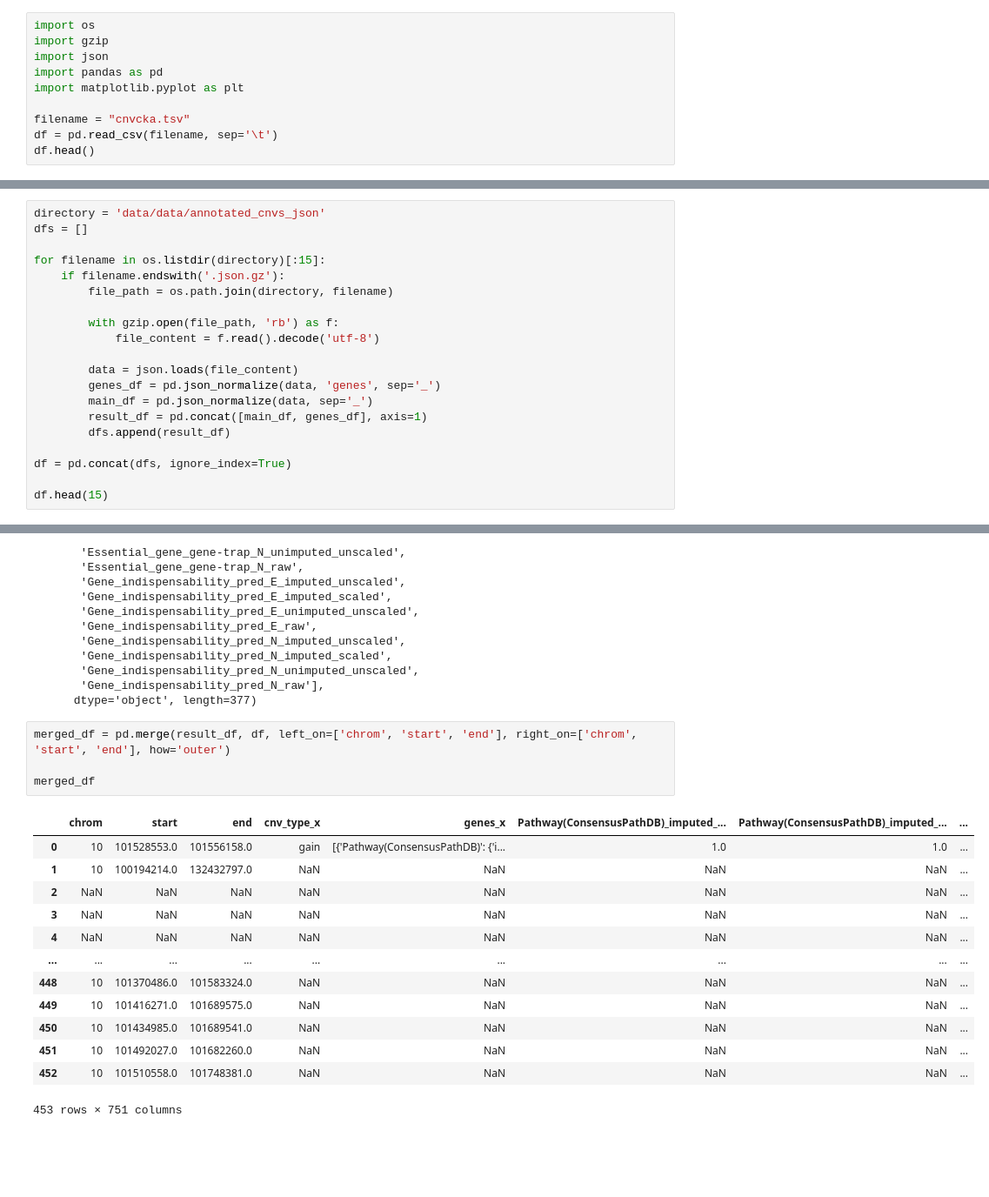
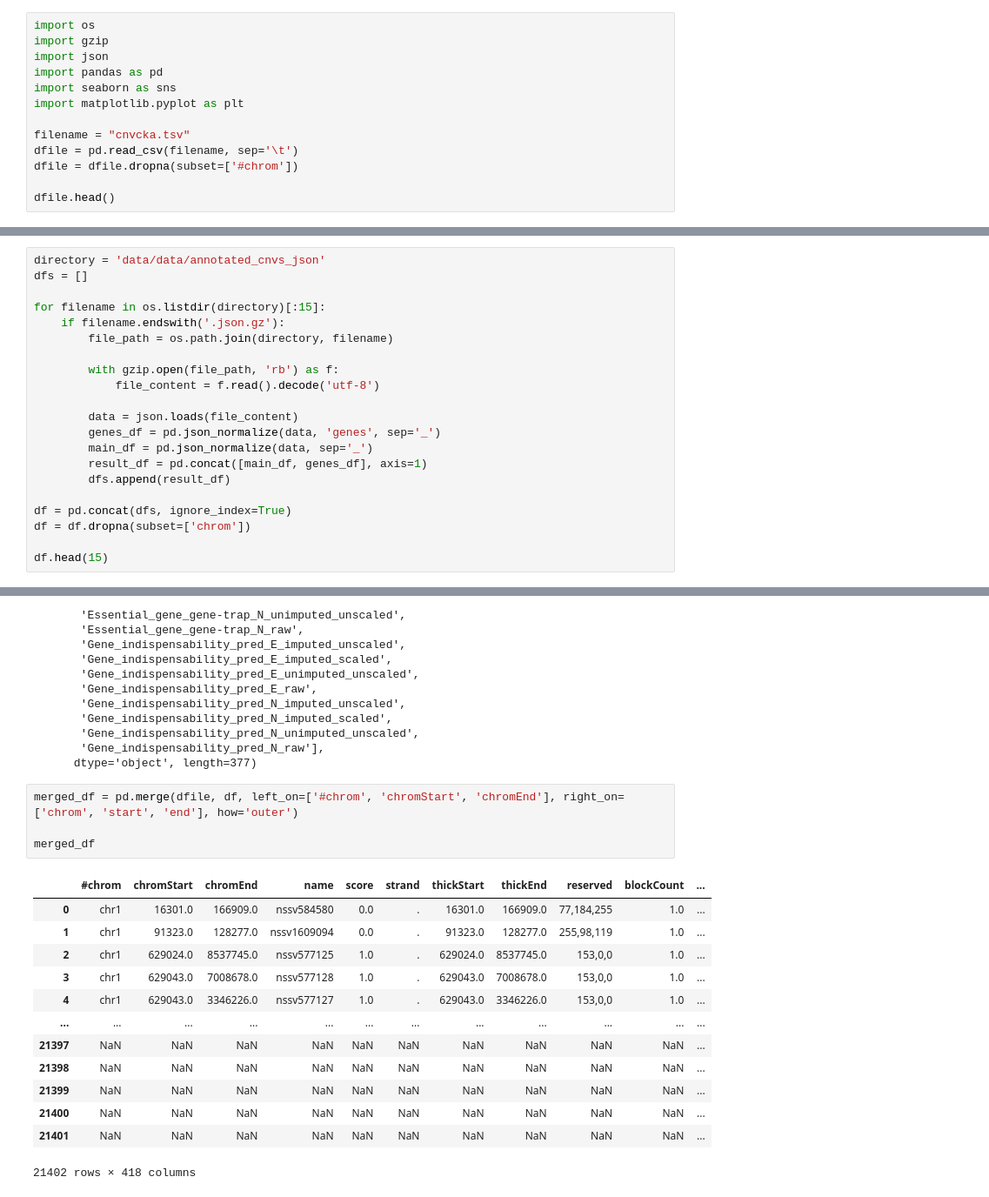
Before and after one commit to janci-osadsky/Exploratory-Analysis-of-Oncological-Data, a Jupyter notebook: RocnikovyProjektOsadsky.ipynb, the cells around one changed output, grey strips where cells are left out. Shown at 87% size. Drawn from its saved outputs; the diff is of its cells as text; blank space fills up the shorter version.

```diff
--- a/RocnikovyProjektOsadsky.ipynb
+++ b/RocnikovyProjektOsadsky.ipynb
@@ -3,11 +3,14 @@ import os
 import gzip
 import json
 import pandas as pd
+import seaborn as sns
 import matplotlib.pyplot as plt
 
 filename = "cnvcka.tsv"
-df = pd.read_csv(filename, sep='\t')
-df.head()
+dfile = pd.read_csv(filename, sep='\t')
+dfile = dfile.dropna(subset=['#chrom'])
+
+dfile.head()
 # %% [output]
 |  | #chrom | chromStart | chromEnd | name | score | strand | thickStart | thickEnd | reserved | blockCount | ... |
 | 0 | chr1 | 16301 | 166909 | nssv584580 | 0 | . | 16301 | 166909 | 77,184,255 | 1 | ... |
@@ -34,6 +37,7 @@ for filename in os.listdir(directory)[:15]:
         dfs.append(result_df)
 
 df = pd.concat(dfs, ignore_index=True)
+df = df.dropna(subset=['chrom'])
 
 df.head(15)
 # %% [output]
@@ -95,23 +99,23 @@ Index(['chrom', 'start', 'end', 'cnv_type', 'genes',
        'Gene_indispensability_pred_N_raw'],
       dtype='object', length=377)
 # %%
-merged_df = pd.merge(result_df, df, left_on=['chrom', 'start', 'end'], right_on=['chrom', 'start', 'end'], how='outer')
+merged_df = pd.merge(dfile, df, left_on=['#chrom', 'chromStart', 'chromEnd'], right_on=['chrom', 'start', 'end'], how='outer')
 
 merged_df
 # %% [output]
-|  | chrom | start | end | cnv_type_x | genes_x | Pathway(ConsensusPathDB)_imputed_... | Pathway(ConsensusPathDB)_imputed_... | ... |
-| 0 | 10 | 101528553.0 | 101556158.0 | gain | [{'Pathway(ConsensusPathDB)': {'i... | 1.0 | 1.0 | ... |
-| 1 | 10 | 100194214.0 | 132432797.0 | NaN | NaN | NaN | NaN | ... |
-| 2 | NaN | NaN | NaN | NaN | NaN | NaN | NaN | ... |
-| 3 | NaN | NaN | NaN | NaN | NaN | NaN | NaN | ... |
-| 4 | NaN | NaN | NaN | NaN | NaN | NaN | NaN | ... |
-| ... | ... | ... | ... | ... | ... | ... | ... | ... |
-| 448 | 10 | 101370486.0 | 101583324.0 | NaN | NaN | NaN | NaN | ... |
-| 449 | 10 | 101416271.0 | 101689575.0 | NaN | NaN | NaN | NaN | ... |
-| 450 | 10 | 101434985.0 | 101689541.0 | NaN | NaN | NaN | NaN | ... |
-| 451 | 10 | 101492027.0 | 101682260.0 | NaN | NaN | NaN | NaN | ... |
-| 452 | 10 | 101510558.0 | 101748381.0 | NaN | NaN | NaN | NaN | ... |
+|  | #chrom | chromStart | chromEnd | name | score | strand | thickStart | thickEnd | reserved | blockCount | ... |
+| 0 | chr1 | 16301.0 | 166909.0 | nssv584580 | 0.0 | . | 16301.0 | 166909.0 | 77,184,255 | 1.0 | ... |
+| 1 | chr1 | 91323.0 | 128277.0 | nssv1609094 | 0.0 | . | 91323.0 | 128277.0 | 255,98,119 | 1.0 | ... |
+| 2 | chr1 | 629024.0 | 8537745.0 | nssv577125 | 1.0 | . | 629024.0 | 8537745.0 | 153,0,0 | 1.0 | ... |
+| 3 | chr1 | 629043.0 | 7008678.0 | nssv577128 | 1.0 | . | 629043.0 | 7008678.0 | 153,0,0 | 1.0 | ... |
+| 4 | chr1 | 629043.0 | 3346226.0 | nssv577127 | 1.0 | . | 629043.0 | 3346226.0 | 153,0,0 | 1.0 | ... |
+| ... | ... | ... | ... | ... | ... | ... | ... | ... | ... | ... | ... |
+| 21397 | NaN | NaN | NaN | NaN | NaN | NaN | NaN | NaN | NaN | NaN | ... |
+| 21398 | NaN | NaN | NaN | NaN | NaN | NaN | NaN | NaN | NaN | NaN | ... |
+| 21399 | NaN | NaN | NaN | NaN | NaN | NaN | NaN | NaN | NaN | NaN | ... |
+| 21400 | NaN | NaN | NaN | NaN | NaN | NaN | NaN | NaN | NaN | NaN | ... |
+| 21401 | NaN | NaN | NaN | NaN | NaN | NaN | NaN | NaN | NaN | NaN | ... |
-453 rows × 751 columns
+21402 rows × 418 columns
 # %%
 merged_df.columns
 # %% [output]
```
Also changed, not shown: parts of 21 cells of this notebook.
